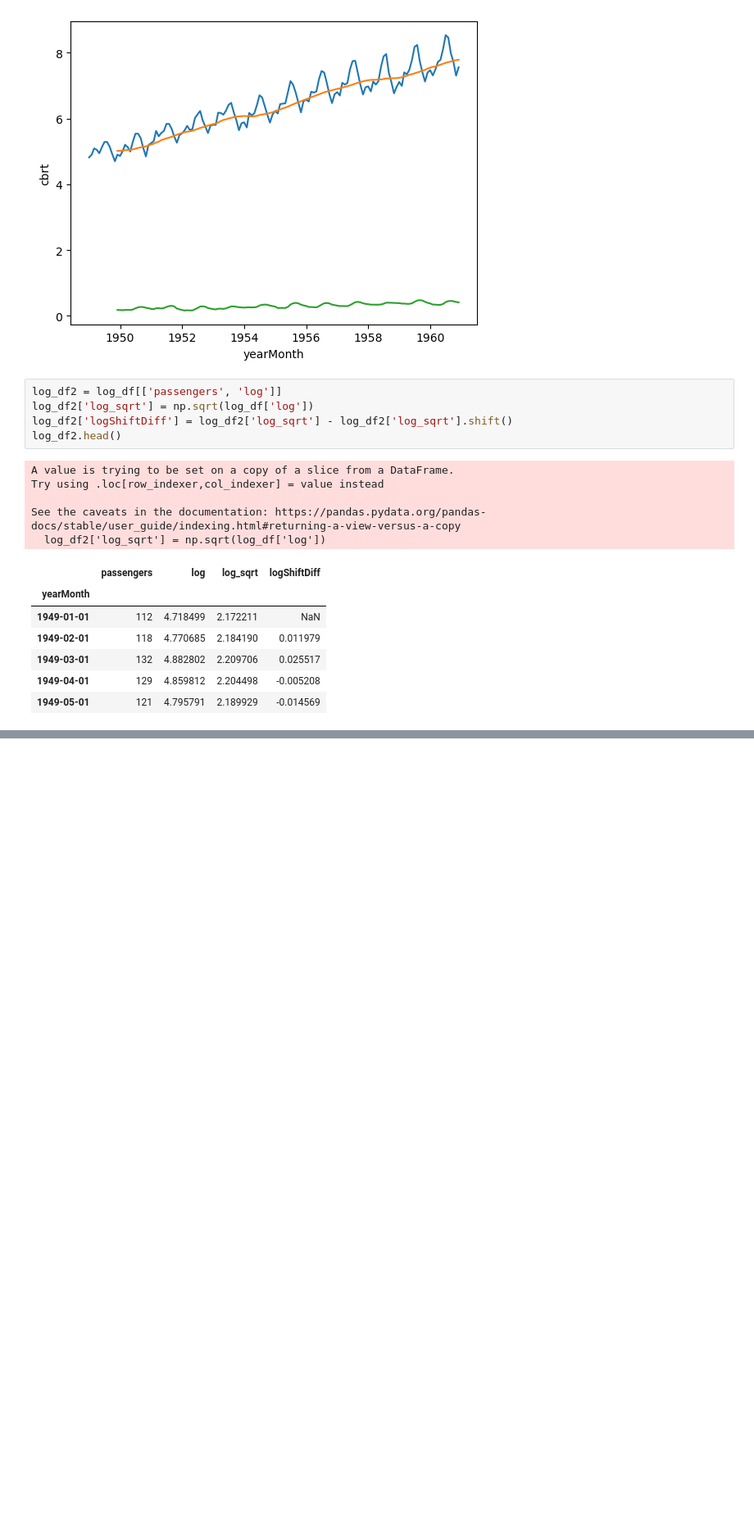
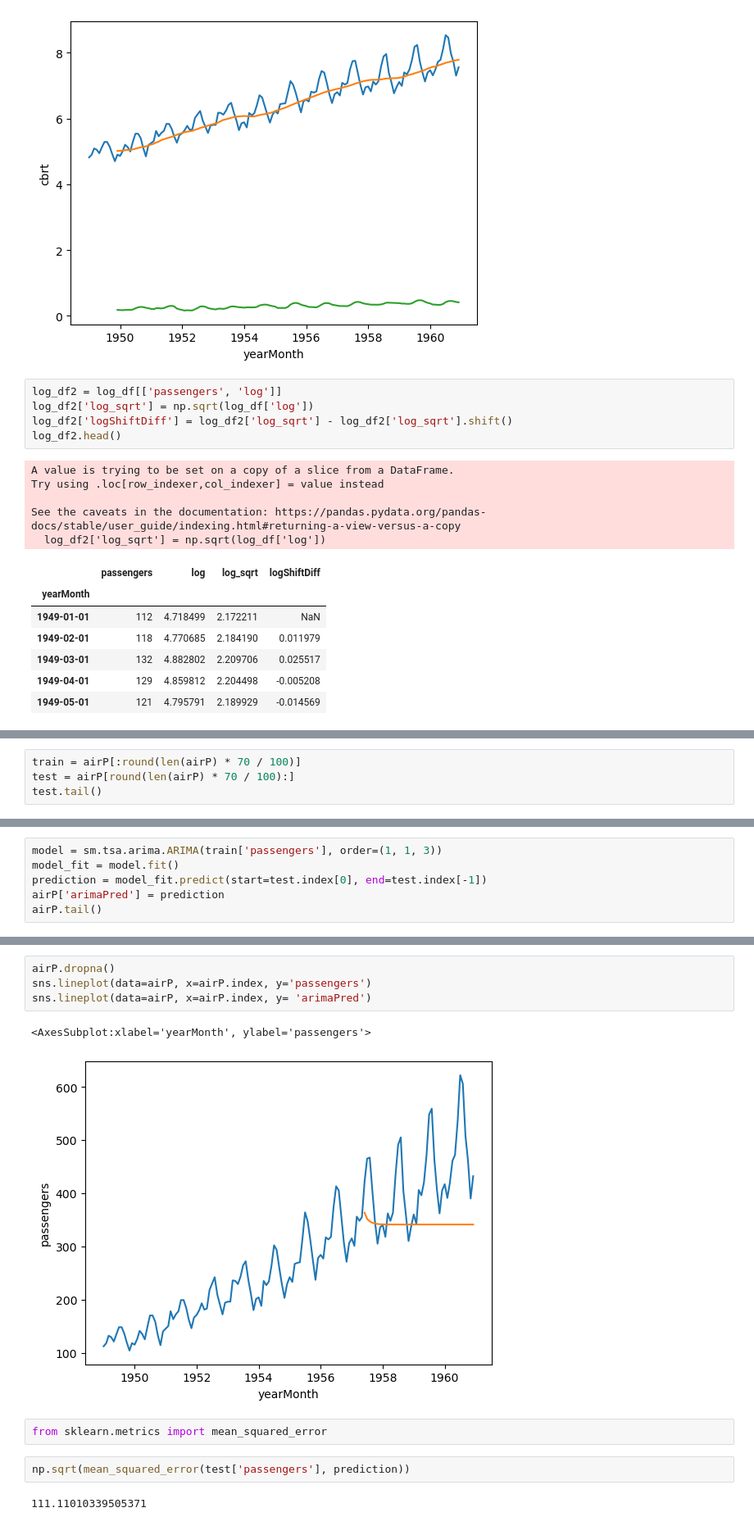
Before and after one commit to diligejy/timeseries, a Jupyter notebook: Learnerea/lec1.ipynb, the cells around one changed output, grey strips where cells are left out. Shown at 82% size. Drawn from its saved outputs; the diff is of its cells as text; blank space fills up the shorter version.

Commit message:
add: arima

```diff
--- a/Learnerea/lec1.ipynb
+++ b/Learnerea/lec1.ipynb
@@ -386,0 +428,4 @@ criticality 10% : -2.580009026141913
+# %%
+train = airP[:round(len(airP) * 70 / 100)]
+test = airP[round(len(airP) * 70 / 100):]
+test.tail()
@@ -386,0 +440,6 @@ criticality 10% : -2.580009026141913
+# %%
+model = sm.tsa.arima.ARIMA(train['passengers'], order=(1, 1, 3))
+model_fit = model.fit()
+prediction = model_fit.predict(start=test.index[0], end=test.index[-1])
+airP['arimaPred'] = prediction
+airP.tail()
@@ -386,0 +454,13 @@ criticality 10% : -2.580009026141913
+# %%
+airP.dropna()
+sns.lineplot(data=airP, x=airP.index, y='passengers')
+sns.lineplot(data=airP, x=airP.index, y= 'arimaPred')
+# %% [output]
+<AxesSubplot:xlabel='yearMonth', ylabel='passengers'>
+[figure, added]
+# %%
+from sklearn.metrics import mean_squared_error
+# %%
+np.sqrt(mean_squared_error(test['passengers'], prediction))
+# %% [output]
+111.11010339505371
```
Also changed, not shown: parts of 12 cells of this notebook.
